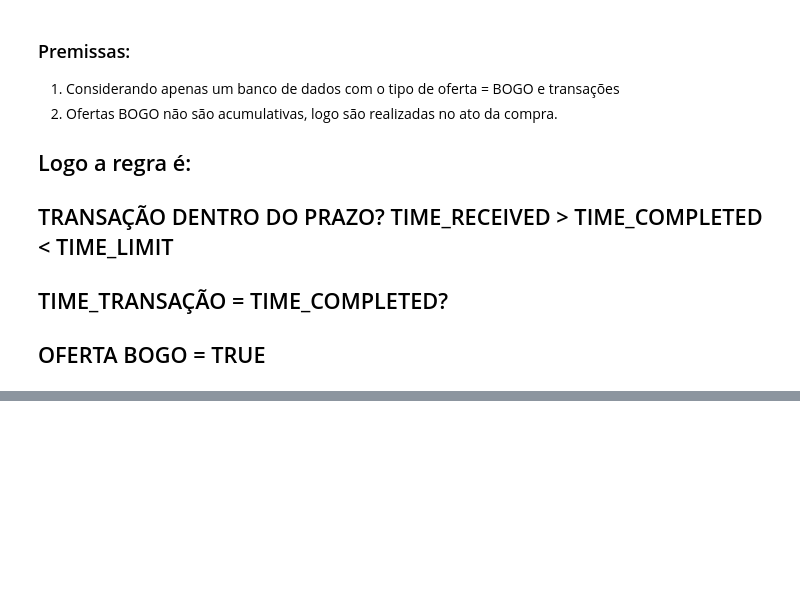
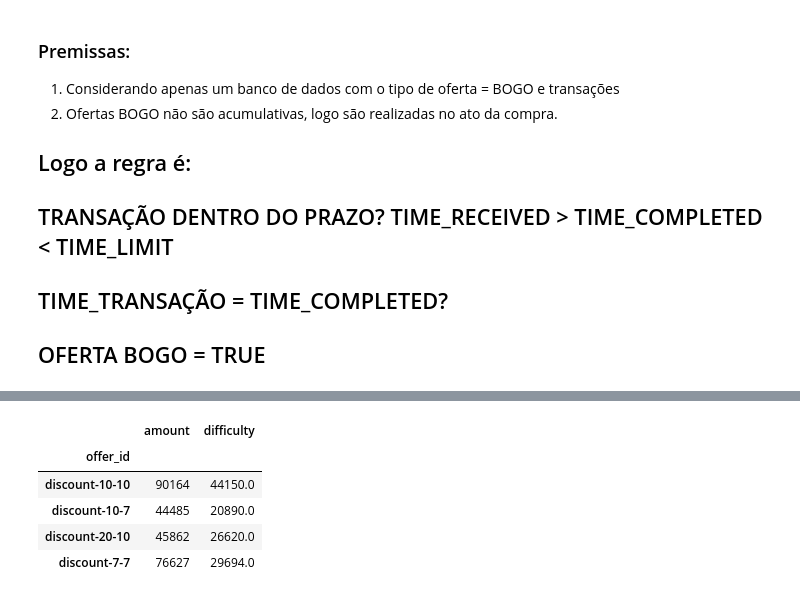
Before and after one commit to matsuch/Capstone-Project-Starbucks, a Jupyter notebook: Starbucks_Capstone_notebook.ipynb, the cells around one changed output, grey strips where cells are left out. Cells and saved outputs as stored; diff of their text form; code cells hidden in the pictures; blank space fills up the shorter version.

```diff
--- a/Starbucks_Capstone_notebook.ipynb
+++ b/Starbucks_Capstone_notebook.ipynb
@@ -695,6 +662,0 @@ dtype: object
-# %%
-index = 0
-teste2.loc[ (teste2.user_id == teste['user_id'][index]) &
-           (teste2.time >= teste['time_viewed'][index]) &
-           (teste2.time <= teste['time_completed'][index])
-          ]['amount'].sum() >= teste['difficulty'][index]
@@ -703,6 +662,0 @@ True
-# %%
-teste2 = df[df['event'] == 'transaction']
-teste2 = teste2[['user_id', 'time', 'amount']]
-names = np.intersect1d(teste['user_id'], teste2['user_id'])
-teste2 = teste2[teste2.user_id.isin(names)]
-teste2[teste2['user_id'] == '0011e0d4e6b944f998e987f904e8c1e5']
@@ -716,7 +662,0 @@ teste2[teste2['user_id'] == '0011e0d4e6b944f998e987f904e8c1e5']
-# %%
-for index in teste.index:
-    teste['amount'][index] = teste2.loc[ (teste2.user_id == teste['user_id'][index]) &
-                                        (teste2.time >= teste['time'][index]) &
-                                        (teste2.time <= teste['time_completed'][index])
-
-                                        ]['amount'].sum()
@@ -722,0 +807,9 @@ for index in teste.index:
+# %%
+discount_sucess.groupby('offer_id')['amount', 'difficulty'].sum()
+# %% [output]
+|  | amount | difficulty |
+| offer_id |  |  |
+| discount-10-10 | 90164 | 44150.0 |
+| discount-10-7 | 44485 | 20890.0 |
+| discount-20-10 | 45862 | 26620.0 |
+| discount-7-7 | 76627 | 29694.0 |
```
Also changed, not shown: parts of 27 cells of this notebook.
